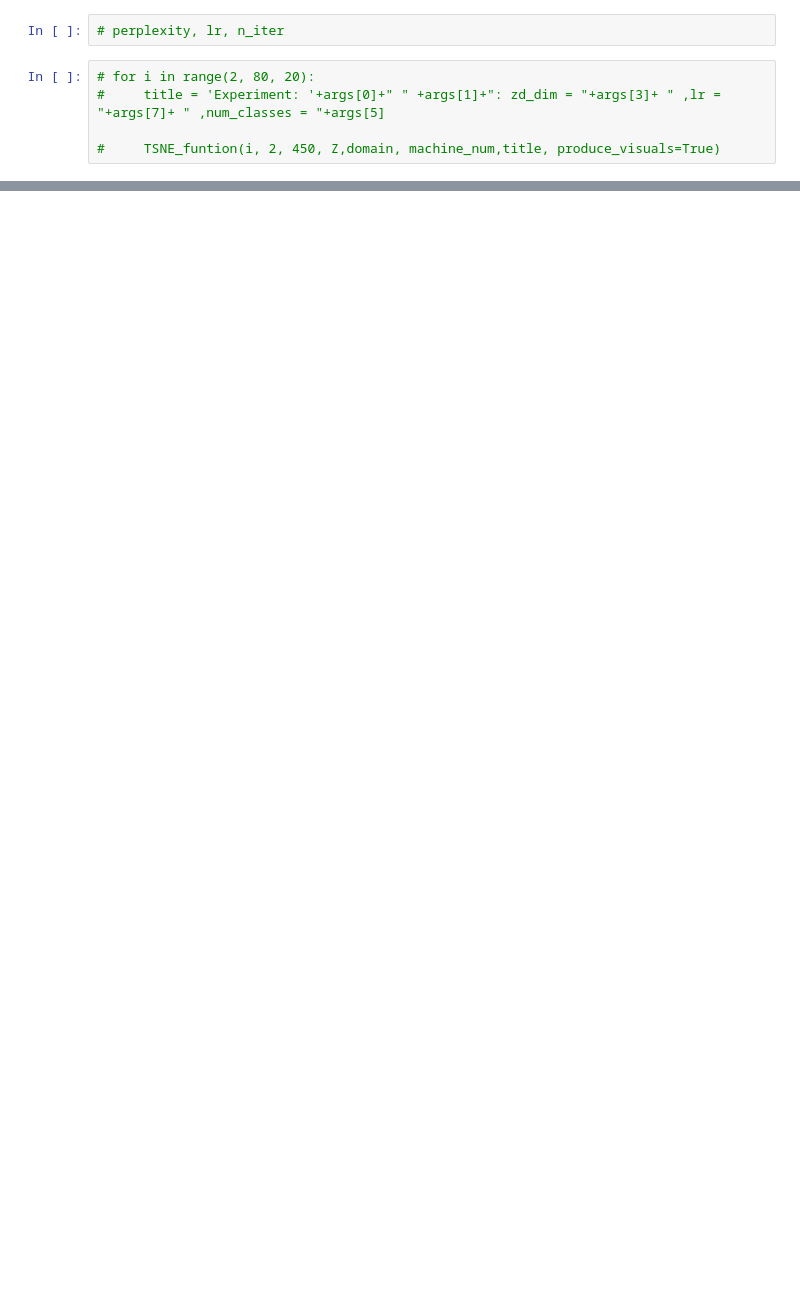
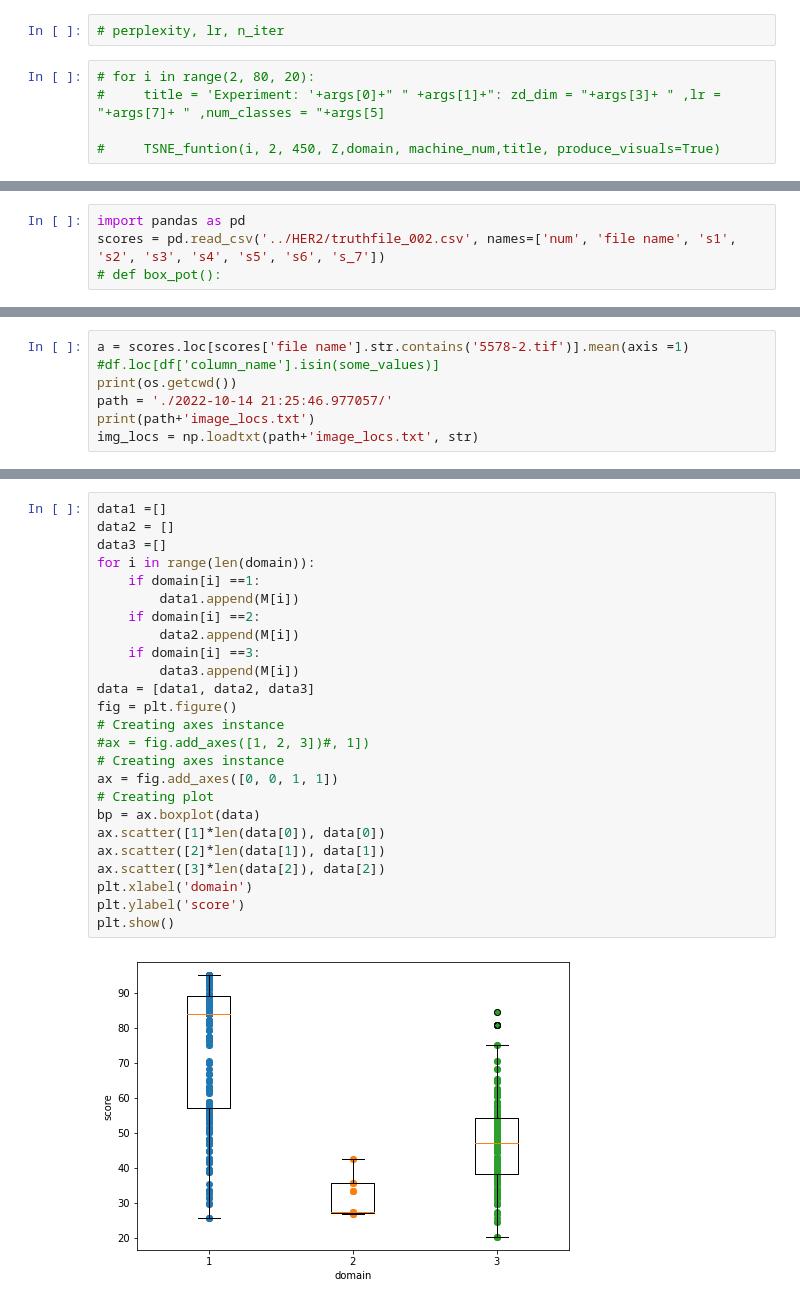
Before and after one commit to DIDSR/DomId, a Jupyter notebook: notebooks/HER2_results.ipynb, the cells around one changed output, grey strips where cells are left out. Cells and saved outputs as stored; diff of their text form; blank space fills up the shorter version.

```diff
--- a/notebooks/HER2_results.ipynb
+++ b/notebooks/HER2_results.ipynb
@@ -294,0 +291,4 @@ domain_per_machine(domain, machine, '')
+# %%
+import pandas as pd
+scores = pd.read_csv('../HER2/truthfile_002.csv', names=['num', 'file name', 's1', 's2', 's3', 's4', 's5', 's6', 's_7'])
+# def box_pot():
@@ -294,0 +315,7 @@ domain_per_machine(domain, machine, '')
+# %%
+a = scores.loc[scores['file name'].str.contains('5578-2.tif')].mean(axis =1)
+#df.loc[df['column_name'].isin(some_values)]
+print(os.getcwd())
+path = './2022-10-14 21:25:46.977057/'
+print(path+'image_locs.txt')
+img_locs = np.loadtxt(path+'image_locs.txt', str)
@@ -294,0 +355,27 @@ domain_per_machine(domain, machine, '')
+# %%
+data1 =[]
+data2 = []
+data3 =[]
+for i in range(len(domain)):
+    if domain[i] ==1:
+        data1.append(M[i])
+    if domain[i] ==2:
+        data2.append(M[i])
+    if domain[i] ==3:
+        data3.append(M[i])
+data = [data1, data2, data3]
+fig = plt.figure()
+# Creating axes instance
+#ax = fig.add_axes([1, 2, 3])#, 1])
+# Creating axes instance
+ax = fig.add_axes([0, 0, 1, 1])
+# Creating plot
+bp = ax.boxplot(data)
+ax.scatter([1]*len(data[0]), data[0])
+ax.scatter([2]*len(data[1]), data[1])
+ax.scatter([3]*len(data[2]), data[2])
+plt.xlabel('domain')
+plt.ylabel('score')
+plt.show()
+# %% [output]
+[figure, added]
```
Also changed, not shown: parts of 33 cells of this notebook, 3 other files.
